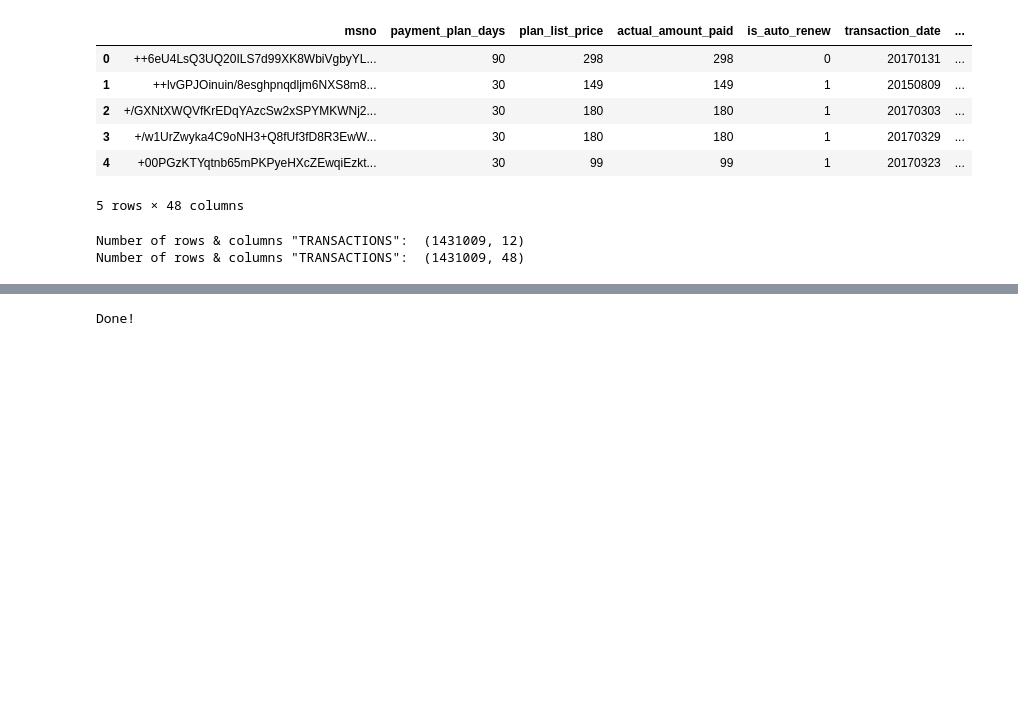
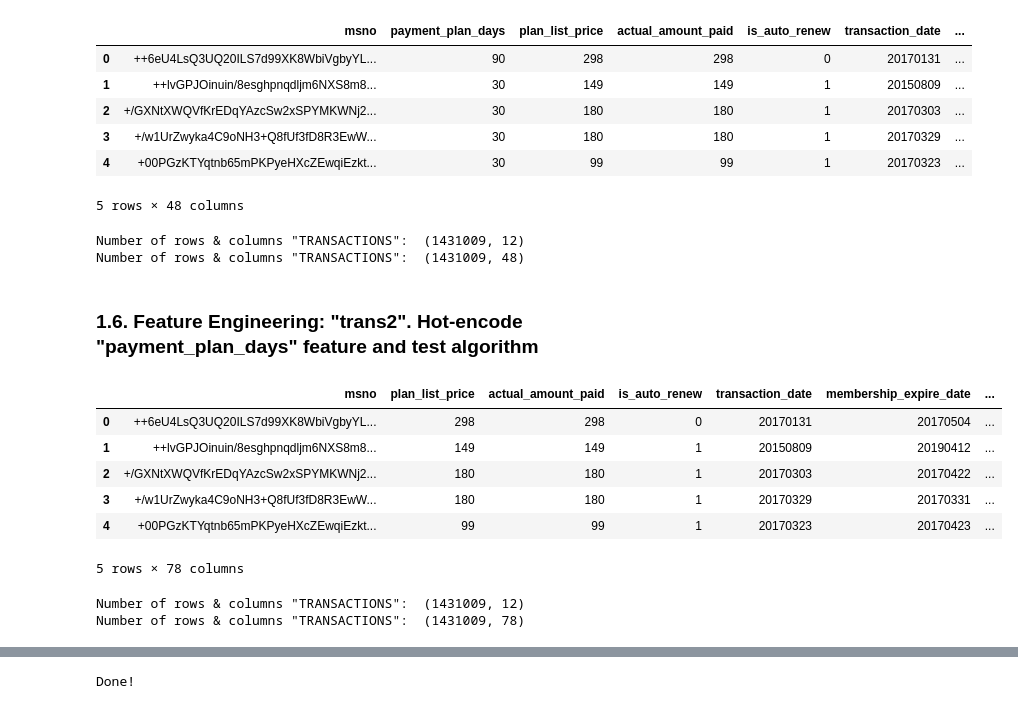
Before and after one commit to maximek3/kkbox, a Jupyter notebook: Feature_Engineering_Transactions.ipynb, the cells around one changed output, grey strips where cells are left out. Saved outputs shown, nothing was run; the diff lists cells and outputs as text; code cells hidden in the pictures; blank space fills up the shorter version.

```diff
--- a/Feature_Engineering_Transactions.ipynb
+++ b/Feature_Engineering_Transactions.ipynb
@@ -126,3 +114,32 @@ print('Number of rows & columns "TRANSACTIONS": ', trans1.shape)
 # %% [output]
 Number of rows & columns "TRANSACTIONS":  (1431009, 12)
 Number of rows & columns "TRANSACTIONS":  (1431009, 48)
+# %% [markdown]
+### 1.6. Feature Engineering: "trans2". Hot-encode "payment_plan_days" feature and test algorithm
+# %%
+trans2 = trans1
+
+payment_plan_days_encode = pd.get_dummies(trans2['payment_plan_days'], prefix='payment_plan_days')
+
+#Drop variable payment_method_id in trans1, as it is no longer needed
+trans2 = trans2.drop('payment_plan_days', axis=1)
+
+#Join the encoded payment_method_id_encode
+trans2 = trans2.join(payment_plan_days_encode)
+
+trans2.head()
+# %% [output]
+|  | msno | plan_list_price | actual_amount_paid | is_auto_renew | transaction_date | membership_expire_date | ... |
+| 0 | ++6eU4LsQ3UQ20ILS7d99XK8WbiVgbyYL... | 298 | 298 | 0 | 20170131 | 20170504 | ... |
+| 1 | ++lvGPJOinuin/8esghpnqdljm6NXS8m8... | 149 | 149 | 1 | 20150809 | 20190412 | ... |
+| 2 | +/GXNtXWQVfKrEDqYAzcSw2xSPYMKWNj2... | 180 | 180 | 1 | 20170303 | 20170422 | ... |
+| 3 | +/w1UrZwyka4C9oNH3+Q8fUf3fD8R3EwW... | 180 | 180 | 1 | 20170329 | 20170331 | ... |
+| 4 | +00PGzKTYqtnb65mPKPyeHXcZEwqiEzkt... | 99 | 99 | 1 | 20170323 | 20170423 | ... |
+5 rows × 78 columns
+# %%
+print('Number of rows & columns "TRANSACTIONS": ', transactions.shape)
+print('Number of rows & columns "TRANSACTIONS": ', trans2.shape)
+#Same number of rows!
+# %% [output]
+Number of rows & columns "TRANSACTIONS":  (1431009, 12)
+Number of rows & columns "TRANSACTIONS":  (1431009, 78)
```
Also changed, not shown: parts of 11 cells of this notebook.
